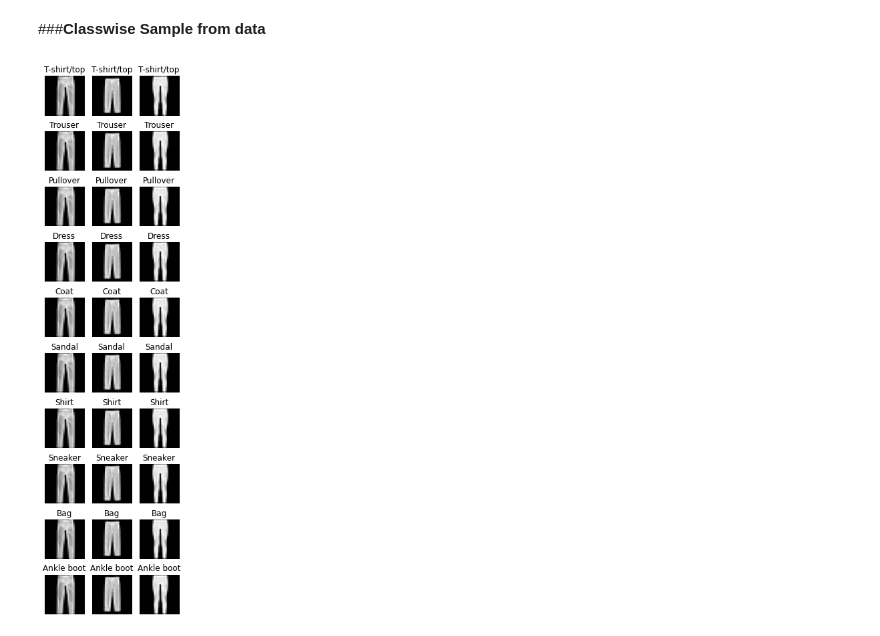
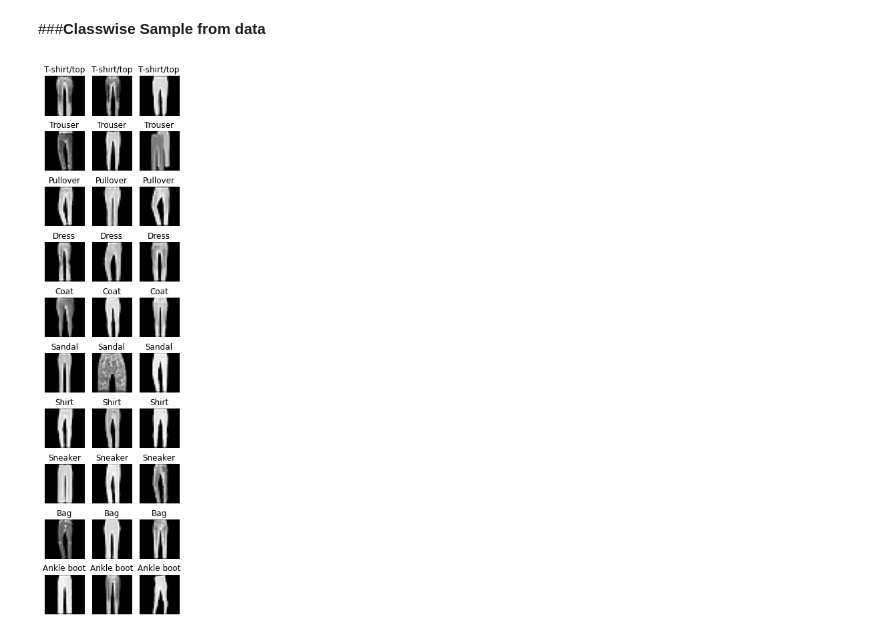
Before and after one commit to sid-betalol/Customizable-Neural-Network, a Jupyter notebook: cs6910_assignment1.ipynb, the cells around one changed output. Cells and saved outputs as stored; diff of their text form; code cells hidden in the pictures.

Commit message:
randomized the order of samples to be shown from each class, so variety is seen on multiple runs

```diff
--- a/cs6910_assignment1.ipynb
+++ b/cs6910_assignment1.ipynb
@@ -82,32 +82,35 @@ labels = [
     'Coat',
     'Sandal',
     'Shirt',
     'Sneaker',
     'Bag',
     'Ankle boot',
     ]
 def show_samples(n, X = x_train, Y = y_train, n_classes = num_labels, classes = labels):
     # n : number of samples to be shown from each class
 
     # samples divided by class
     labelled_data = {i: x_train[y_train==1] for i in range(n_classes)}
 
     # maximum number of available samples in each class
     max_samples = {i:len(labelled_data[i]) for i in range(n_classes)}
 
+    # samples from class to be shown in random order
+    shuffled_indices = {i: np.random.permutation(max_samples[i]) for i in range(n_classes)}
+
     # maximum number of avilable samples will be shown if the user
     # asks for more samples than avilable to be shown
     num_samples = {i: min(max_samples[i], n) for i in range(n_classes)}
 
     fig, axs = plt.subplots(nrows = 10, ncols = max(num_samples.values()), figsize=(1.2*max(num_samples.values()), 15))
     for i in range(10):
         for j in range(num_samples[i]):
-            img = labelled_data[i][j].astype(np.uint8).reshape(28, 28)
+            img = labelled_data[i][shuffled_indices[i][j]].astype(np.uint8).reshape(28, 28)
             axs[i, j].imshow(img, cmap="gray")
             axs[i, j].axis("off")
             axs[i, j].set_title(classes[i])
     plt.show()
 
 show_samples(3)
 # %% [output]
-[figure, old version]
+[figure, new version]
```
